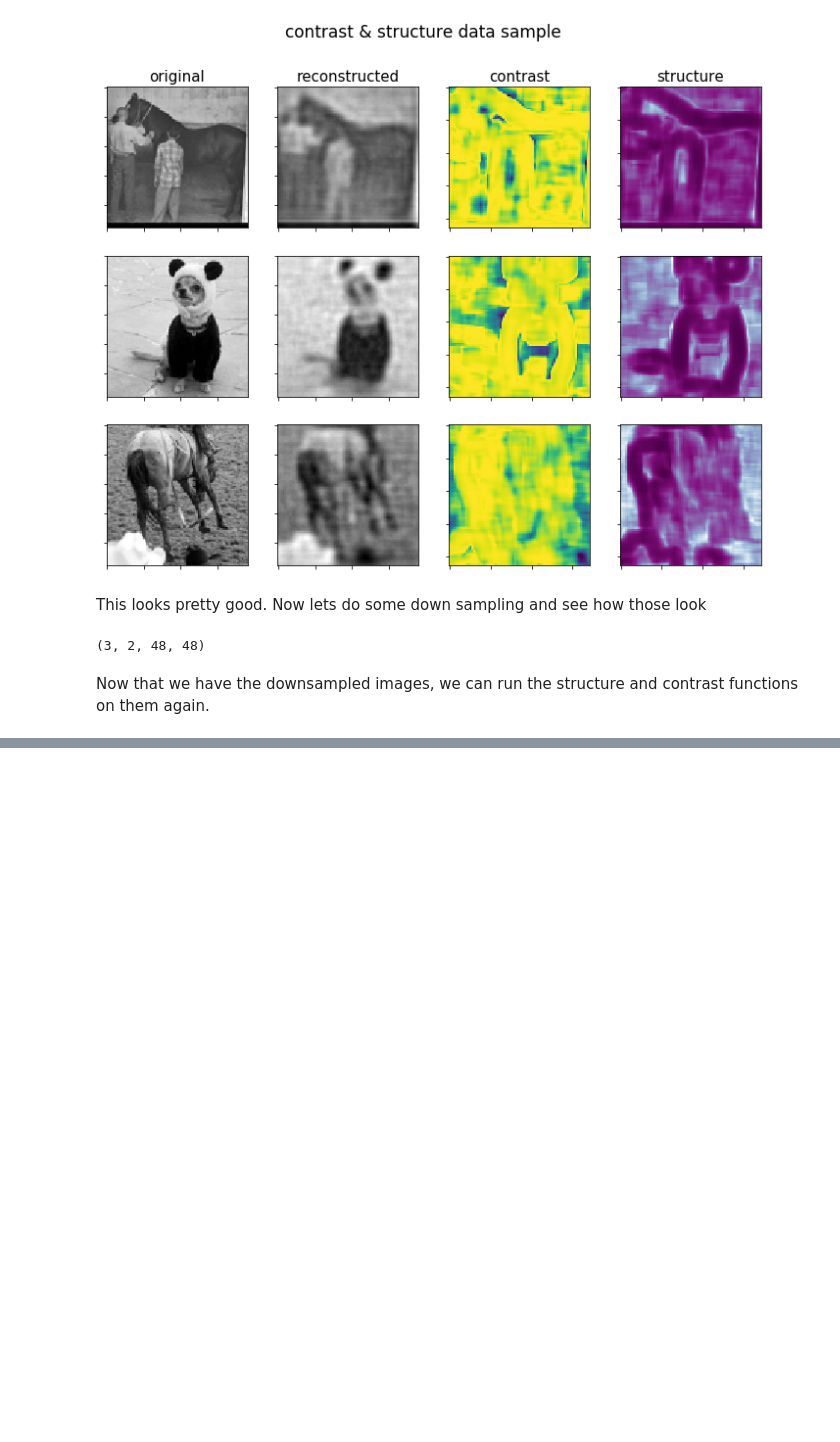
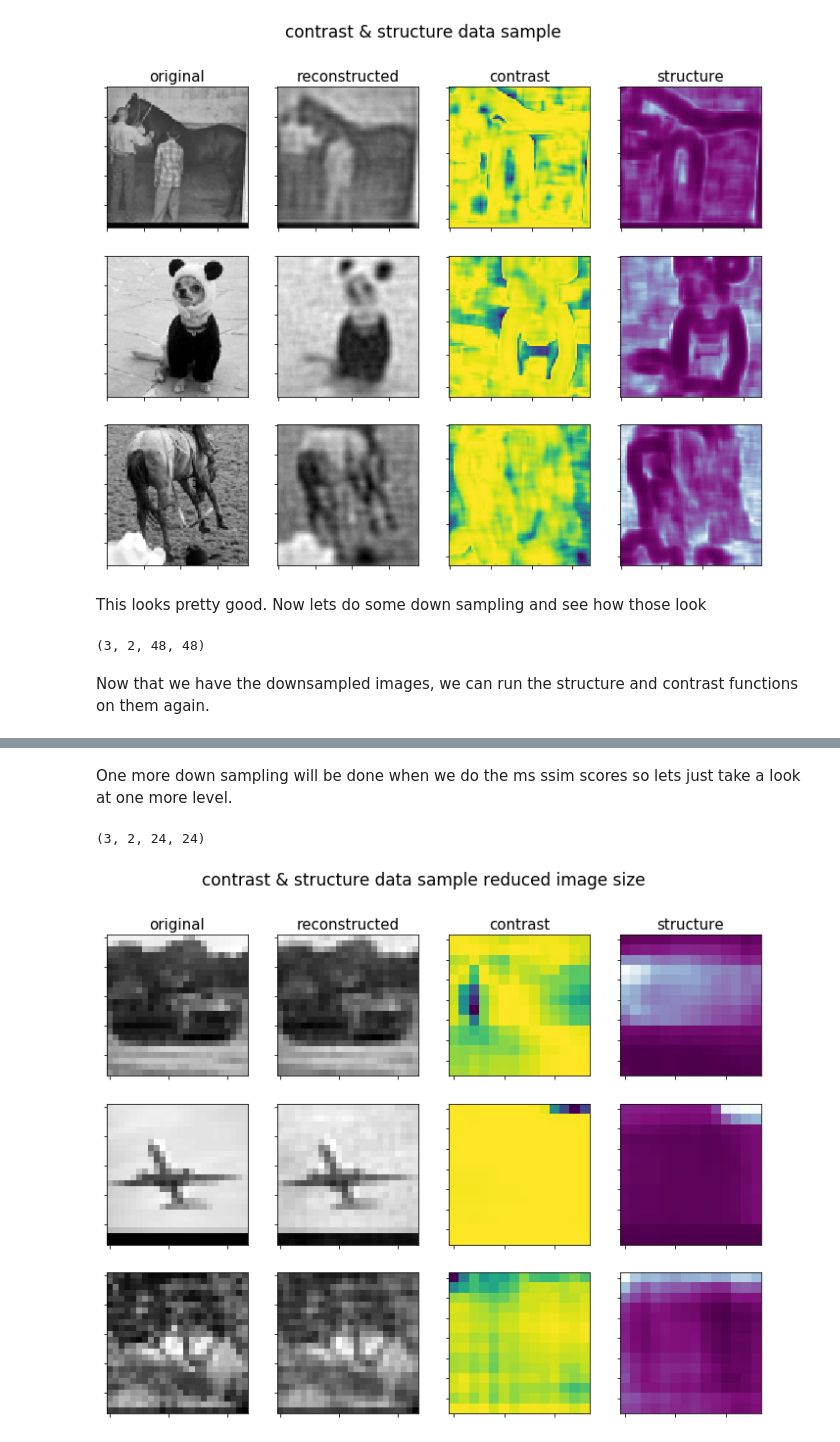
Before and after one commit to michaelneuder/image_quality_analysis, a Jupyter notebook: bin/calculations/ms_ssim/MS_SSIM.ipynb, the cells around one changed output, grey strips where cells are left out. Drawn from its saved outputs; the diff is of its cells as text; code cells hidden in the pictures; blank space fills up the shorter version.

```diff
--- a/bin/calculations/ms_ssim/MS_SSIM.ipynb
+++ b/bin/calculations/ms_ssim/MS_SSIM.ipynb
@@ -219,0 +220,41 @@ plt.show()
+# %% [markdown]
+One more down sampling will be done when we do the ms ssim scores so lets just take a look at one more level.
+# %%
+down_sample_res = []
+indeces = []
+pool_size = 2
+for ii in range(3):
+    index = np.random.randint(140)
+    indeces.append(index)
+    temp_im_orig = orig_500[index,:,:]
+    temp_im_recon = recon_500[index,:,:]
+    one_ds = down_sample(temp_im_orig, temp_im_recon, pool_size)
+    two_ds = down_sample(one_ds[0], one_ds[1], pool_size)
+    down_sample_res.append(two_ds)
+down_sample_res = np.asarray(down_sample_res)
+# %%
+down_sample_res.shape
+# %% [output]
+(3, 2, 24, 24)
+# %%
+f, axarr = plt.subplots(nrows=3,ncols=4, figsize=(12,9))
+for i in range(3):
+    axarr[i,0].imshow(down_sample_res[i,0,:,:], cmap='gray')
+    axarr[i,1].imshow(down_sample_res[i,1,:,:], cmap='gray')
+    axarr[i,2].imshow(image_contrast(down_sample_res[i,0,:,:], down_sample_res[i,1,:,:]), cmap='viridis')
+    axarr[i,3].imshow(image_structure(down_sample_res[i,0,:,:], down_sample_res[i,1,:,:]), cmap='BuPu')
+
+axarr[0,0].set_title('original', size=15)
+axarr[0,1].set_title('reconstructed', size=15)
+axarr[0,2].set_title('contrast', size=15)
+axarr[0,3].set_title('structure', size=15)
+for ax_row in axarr:
+    for ax in ax_row:
+        ax.set_xticklabels([])
+        ax.set_yticklabels([])
+
+f.suptitle('contrast & structure data sample reduced image size', size=17)
+plt.savefig('contrast_structure_data_sample_red2.png')
+plt.show()
+# %% [output]
+[figure, added]
```
Also changed, not shown: parts of 1 cell of this notebook, 2 other files.
